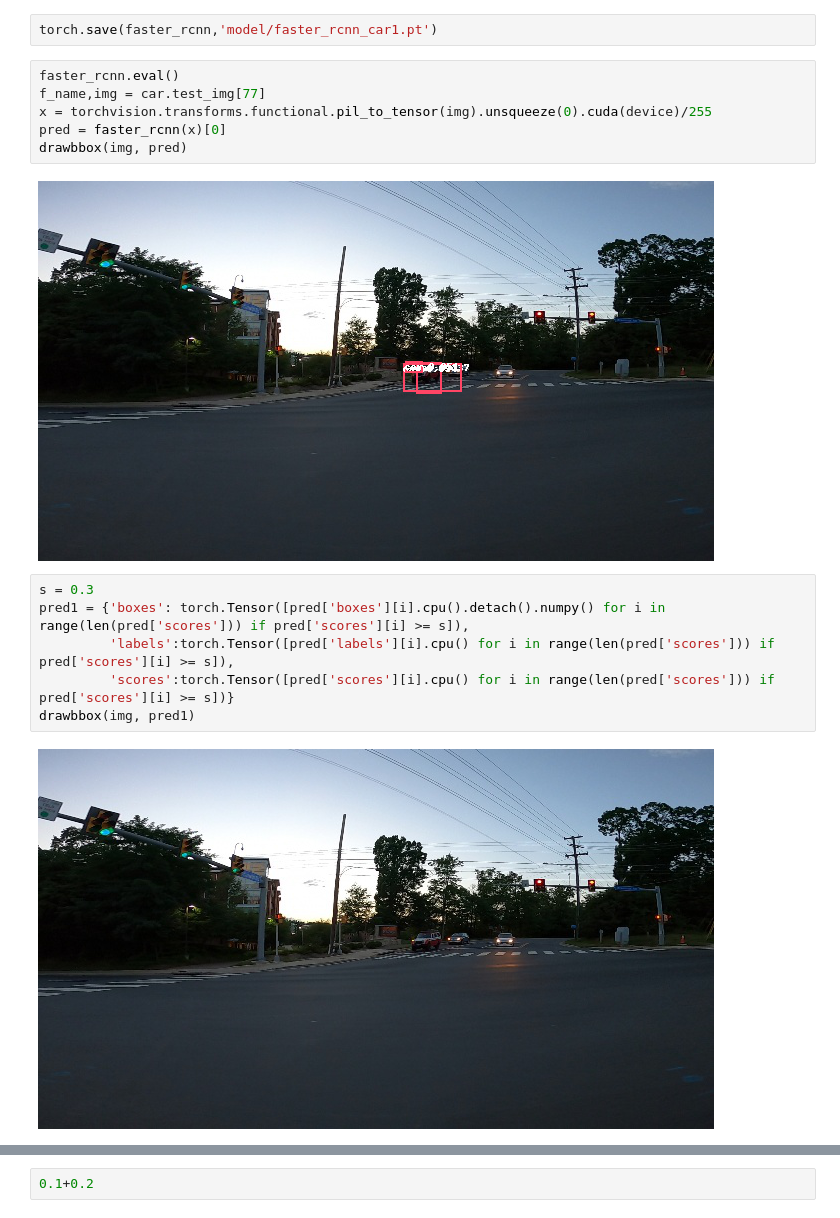
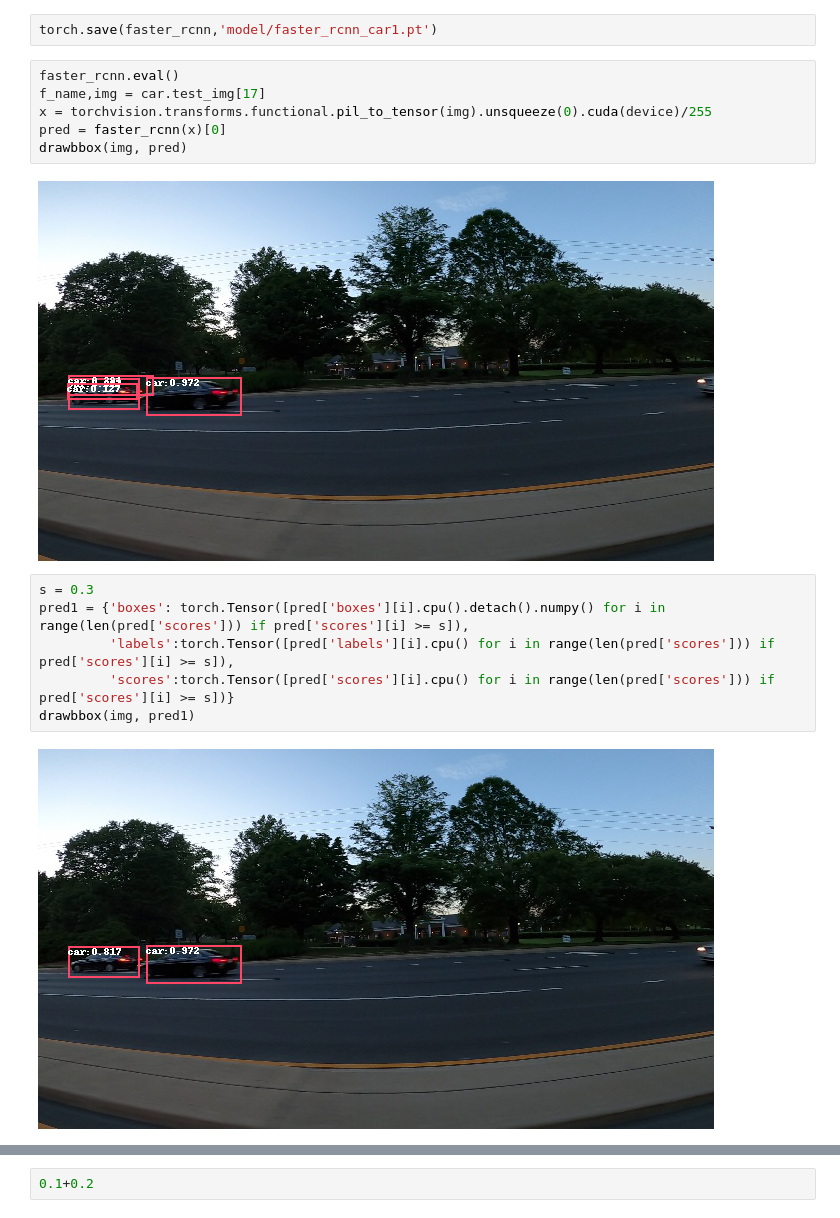
Before and after one commit to Gwanjyun/GwanjyunDeepLearning-2021Summer, a Jupyter notebook: Object Detection/Faster_rcnn.ipynb, the cells around one changed output, grey strips where cells are left out. Cells and saved outputs as stored; diff of their text form.

```diff
--- a/Object Detection/Faster_rcnn.ipynb
+++ b/Object Detection/Faster_rcnn.ipynb
@@ -235,12 +235,12 @@ for epoch in trange(Epoch,desc = 'Epoch'):
 torch.save(faster_rcnn,'model/faster_rcnn_car1.pt')
 # %%
 faster_rcnn.eval()
-f_name,img = car.test_img[77]
+f_name,img = car.test_img[17]
 x = torchvision.transforms.functional.pil_to_tensor(img).unsqueeze(0).cuda(device)/255
 pred = faster_rcnn(x)[0]
 drawbbox(img, pred)
 # %% [output]
-[figure, old version]
+[figure, new version]
 # %%
 s = 0.3
 pred1 = {'boxes': torch.Tensor([pred['boxes'][i].cpu().detach().numpy() for i in range(len(pred['scores'])) if pred['scores'][i] >= s]),
@@ -248,7 +248,7 @@ pred1 = {'boxes': torch.Tensor([pred['boxes'][i].cpu().detach().numpy() for i in
          'scores':torch.Tensor([pred['scores'][i].cpu() for i in range(len(pred['scores'])) if pred['scores'][i] >= s])}
 drawbbox(img, pred1)
 # %% [output]
-[figure, old version]
+[figure, new version]
 # %%
 if pred1['boxes'].numel() > 0:
     keep = torchvision.ops.nms(pred1['boxes'],pred1['scores'],0.3)
```
Also changed, not shown: parts of 1 cell of this notebook.
